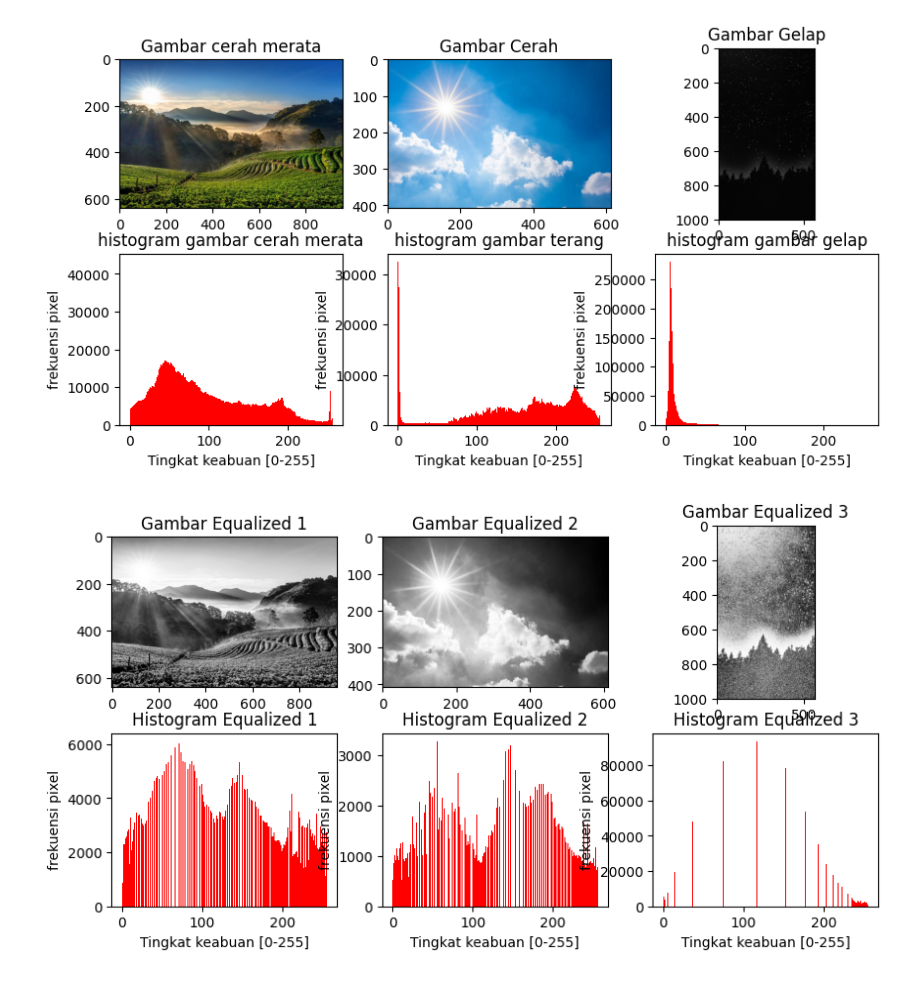
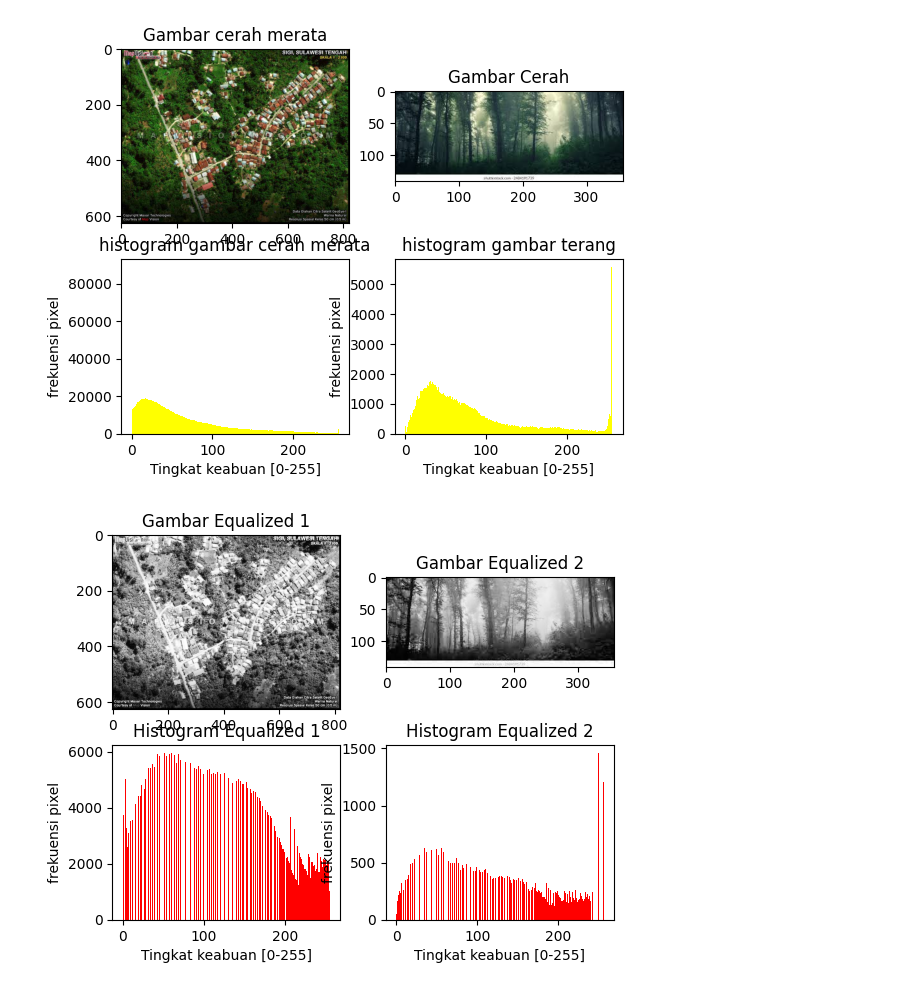
Before and after one commit to GilangAngga12/pcd, a Jupyter notebook: Untitled11.ipynb, the cells around one changed output. Cells and saved outputs as stored; diff of their text form; code cells hidden in the pictures.

```diff
--- a/Untitled11.ipynb
+++ b/Untitled11.ipynb
@@ -4,51 +6,43 @@ import matplotlib.pyplot as plt
 import matplotlib.image as mpimg
 import numpy as np
 import cv2 as cv
 
-gambar1 = mpimg.imread("/content/gambar cerah merata tugas.jpg")
-gambar2 = mpimg.imread("/content/gambar terlalu terang.jpg")
-gambar3 = mpimg.imread("/content/gamabar gelap.jpg")
+gambar1 = mpimg.imread("/content/sample_data/frekuensi tinggi.jpg")
+gambar2 = mpimg.imread("/content/sample_data/images.jpeg")
 
 
 plt.figure(figsize=(10,5))
 
 plt.subplot(2,3,1)
 plt.title("Gambar cerah merata")
 plt.imshow(gambar1, cmap="gray")
 
 plt.subplot(2,3,2)
 plt.title("Gambar Cerah")
 plt.imshow(gambar2, cmap="gray")
 
-plt.subplot(2,3,3)
-plt.title("Gambar Gelap")
-plt.imshow(gambar3, cmap="gray")
+
 
 plt.subplot(2,3,4)
 plt.title("histogram gambar cerah merata")
-plt.hist(gambar1.ravel(), 256, [0,256], color="red")
+plt.hist(gambar1.ravel(), 256, [0,256], color="yellow")
 plt.xlabel("Tingkat keabuan [0-255]")
 plt.ylabel("frekuensi pixel")
 
 plt.subplot(2,3,5)
 plt.title("histogram gambar terang")
-plt.hist(gambar2.ravel(), 256, [0,256], color="red")
+plt.hist(gambar2.ravel(), 256, [0,256], color="yellow")
 plt.xlabel("Tingkat keabuan [0-255]")
 plt.ylabel("frekuensi pixel")
 
-plt.subplot(2,3,6)
-plt.title("histogram gambar gelap")
-plt.hist(gambar3.ravel(), 256, [0,256], color="red")
-plt.xlabel("Tingkat keabuan [0-255]")
-plt.ylabel("frekuensi pixel")
+
 
 plt.show()
 # %% [output]
-[figure, old version]
+[figure, new version]
 # %%
 equalized1 = cv.equalizeHist(cv.cvtColor(gambar1, cv.COLOR_BGR2GRAY))
 equalized2 = cv.equalizeHist(cv.cvtColor(gambar2, cv.COLOR_BGR2GRAY))
-equalized3 = cv.equalizeHist(cv.cvtColor(gambar3, cv.COLOR_BGR2GRAY))
 
 plt.figure(figsize=(10,5))
 
@@ -61,9 +55,6 @@ plt.subplot(2, 3, 2)
 plt.title("Gambar Equalized 2")
 plt.imshow(equalized2, cmap="gray")
 
-plt.subplot(2, 3, 3)
-plt.title("Gambar Equalized 3")
-plt.imshow(equalized3, cmap="gray")
 
 #gambar histogram asli
 plt.subplot(2,3,4)
@@ -78,16 +69,12 @@ plt.xlabel("Tingkat keabuan [0-255]")
 plt.ylabel("frekuensi pixel")
 plt.title("Histogram Equalized 2")
 
-plt.subplot(2,3,6)
-plt.hist(equalized3.ravel(), 256, [0,256], color="red")
-plt.xlabel("Tingkat keabuan [0-255]")
-plt.ylabel("frekuensi pixel")
-plt.title("Histogram Equalized 3")
+
 
 
 plt.show()
 # %% [output]
-[figure, old version]
+[figure, new version]
 # %%
 from PIL import Image
 
```
Also changed, not shown: parts of 8 cells of this notebook.
